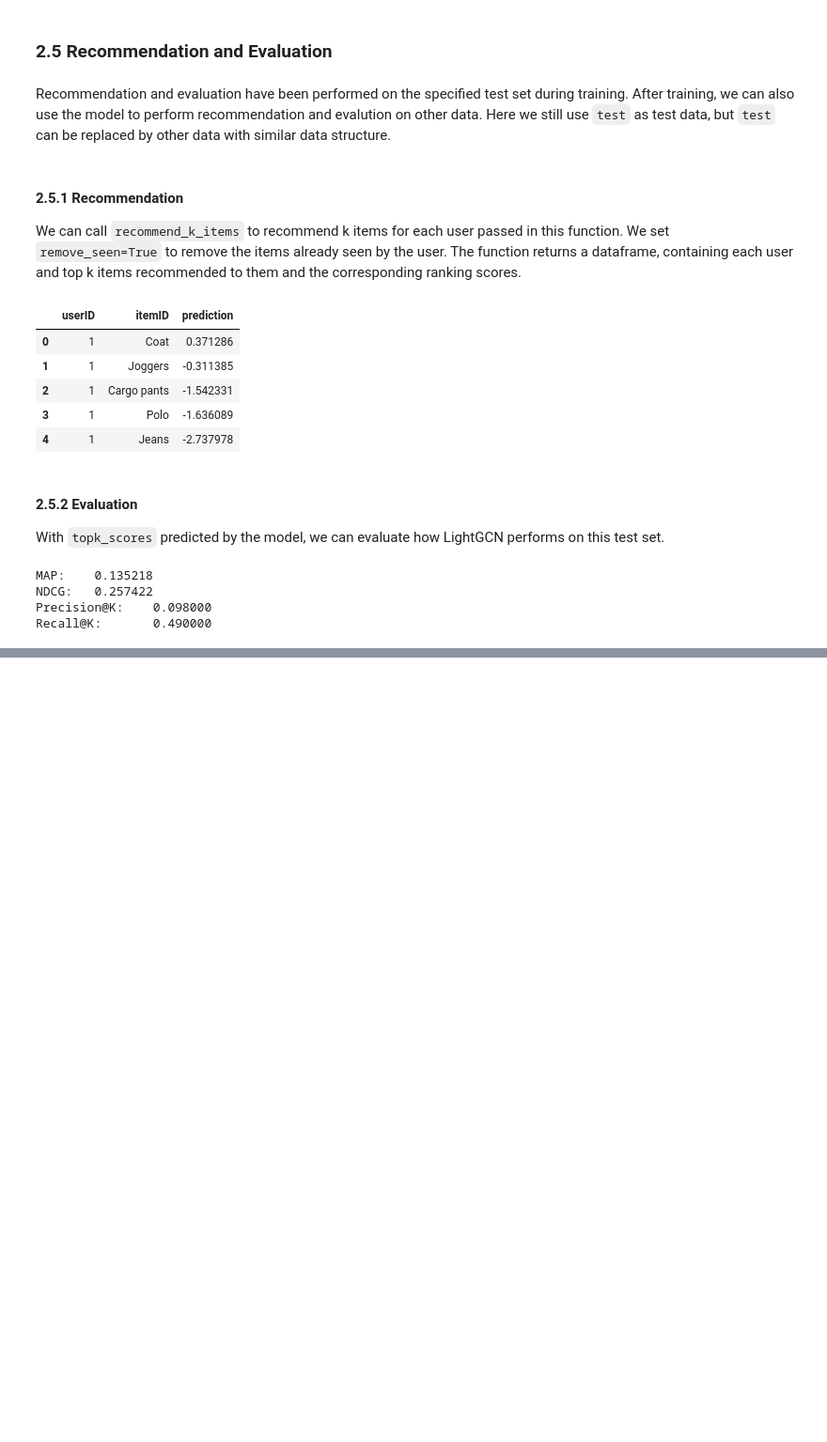
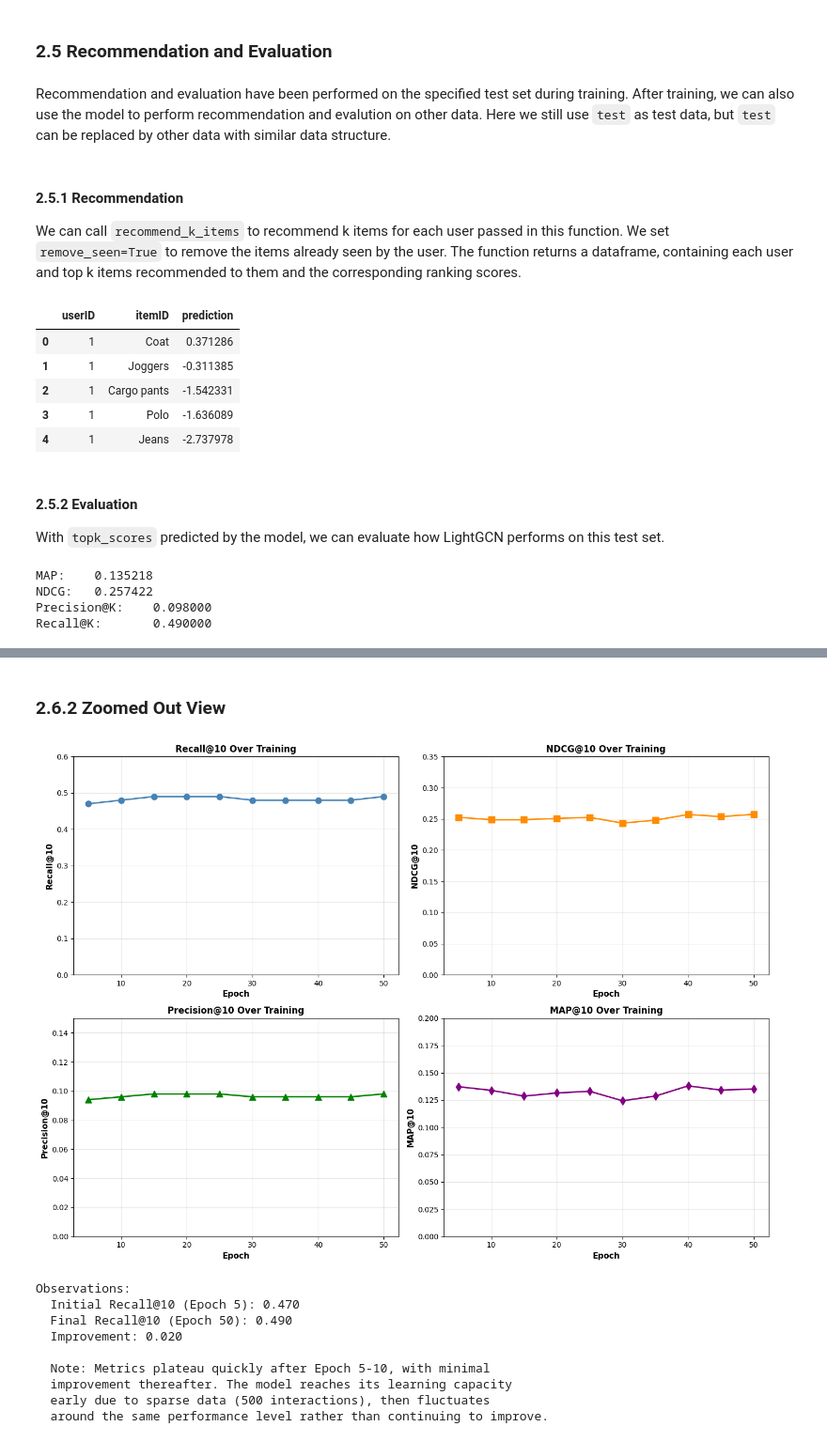
Before and after one commit to Fadeshola/daily-outfit-recommender, a Jupyter notebook: lightgcn_outfit_recommender.ipynb, the cells around one changed output, grey strips where cells are left out. Shown at 94% size. Cells and saved outputs as stored; diff of their text form; code cells hidden in the pictures; blank space fills up the shorter version.

```diff
--- a/lightgcn_outfit_recommender.ipynb
+++ b/lightgcn_outfit_recommender.ipynb
@@ -340,0 +498,73 @@ Recall@K:       0.490000
+# %% [markdown]
+### 2.6.2 Zoomed Out View
+# %%
+# Extract evaluation metrics from training history
+import matplotlib.pyplot as plt
+
+# Parse evaluation metrics from the training output
+# The model evaluates every 5 epochs (eval_epoch=5)
+epochs_eval = [5, 10, 15, 20, 25, 30, 35, 40, 45, 50]
+
+# Extract from training output shown above
+recall_values = [0.47, 0.48, 0.49, 0.49, 0.49, 0.48, 0.48, 0.48, 0.48, 0.49]
+ndcg_values = [0.25259, 0.24868, 0.24871, 0.25074, 0.25242, 0.24326, 0.24794, 0.25710, 0.25361, 0.25742]
+precision_values = [0.094, 0.096, 0.098, 0.098, 0.098, 0.096, 0.096, 0.096, 0.096, 0.098]
+map_values = [0.13729, 0.13394, 0.12865, 0.13155, 0.13306, 0.12438, 0.12867, 0.13806, 0.13413, 0.13522]
+
+# Create visualization
+fig, axes = plt.subplots(2, 2, figsize=(14, 10))
+
+# Plot Recall@K
+axes[0, 0].plot(epochs_eval, recall_values, marker='o', linewidth=2, markersize=8, color='steelblue')
+axes[0, 0].set_xlabel('Epoch', fontsize=11, fontweight='bold')
+axes[0, 0].set_ylabel('Recall@10', fontsize=11, fontweight='bold')
+axes[0, 0].set_title('Recall@10 Over Training', fontsize=12, fontweight='bold')
+axes[0, 0].set_ylim([0, 0.6])  # Set y-axis from 0 to 0.6
+axes[0, 0].grid(True, alpha=0.3)
+
+# Plot NDCG
+axes[0, 1].plot(epochs_eval, ndcg_values, marker='s', linewidth=2, markersize=8, color='darkorange')
+axes[0, 1].set_xlabel('Epoch', fontsize=11, fontweight='bold')
+axes[0, 1].set_ylabel('NDCG@10', fontsize=11, fontweight='bold')
+axes[0, 1].set_title('NDCG@10 Over Training', fontsize=12, fontweight='bold')
+axes[0, 1].set_ylim([0, 0.35])  # Set y-axis from 0 to 0.35
+axes[0, 1].grid(True, alpha=0.3)
+
+# Plot Precision@K
+axes[1, 0].plot(epochs_eval, precision_values, marker='^', linewidth=2, markersize=8, color='green')
+axes[1, 0].set_xlabel('Epoch', fontsize=11, fontweight='bold')
+axes[1, 0].set_ylabel('Precision@10', fontsize=11, fontweight='bold')
+axes[1, 0].set_title('Precision@10 Over Training', fontsize=12, fontweight='bold')
+axes[1, 0].set_ylim([0, 0.15])  # Set y-axis from 0 to 0.15
+axes[1, 0].grid(True, alpha=0.3)
+
+# Plot MAP
+axes[1, 1].plot(epochs_eval, map_values, marker='d', linewidth=2, markersize=8, color='purple')
+axes[1, 1].set_xlabel('Epoch', fontsize=11, fontweight='bold')
+axes[1, 1].set_ylabel('MAP@10', fontsize=11, fontweight='bold')
+axes[1, 1].set_title('MAP@10 Over Training', fontsize=12, fontweight='bold')
+axes[1, 1].set_ylim([0, 0.20])  # Set y-axis from 0 to 0.20
+axes[1, 1].grid(True, alpha=0.3)
+
+plt.tight_layout()
+plt.show()
+
+print("\nObservations:")
+print(f"  Initial Recall@10 (Epoch 5): {recall_values[0]:.3f}")
+print(f"  Final Recall@10 (Epoch 50): {recall_values[-1]:.3f}")
+print(f"  Improvement: {(recall_values[-1] - recall_values[0]):.3f}")
+print("\n  Note: Metrics plateau quickly after Epoch 5-10, with minimal")
+print("  improvement thereafter. The model reaches its learning capacity")
+print("  early due to sparse data (500 interactions), then fluctuates")
+print("  around the same performance level rather than continuing to improve.")
+# %% [output]
+[figure, added]
+Observations:
+  Initial Recall@10 (Epoch 5): 0.470
+  Final Recall@10 (Epoch 50): 0.490
+  Improvement: 0.020
+
+  Note: Metrics plateau quickly after Epoch 5-10, with minimal
+  improvement thereafter. The model reaches its learning capacity
+  early due to sparse data (500 interactions), then fluctuates
+  around the same performance level rather than continuing to improve.
```
Also changed, not shown: parts of 8 cells of this notebook, 1 other file.
